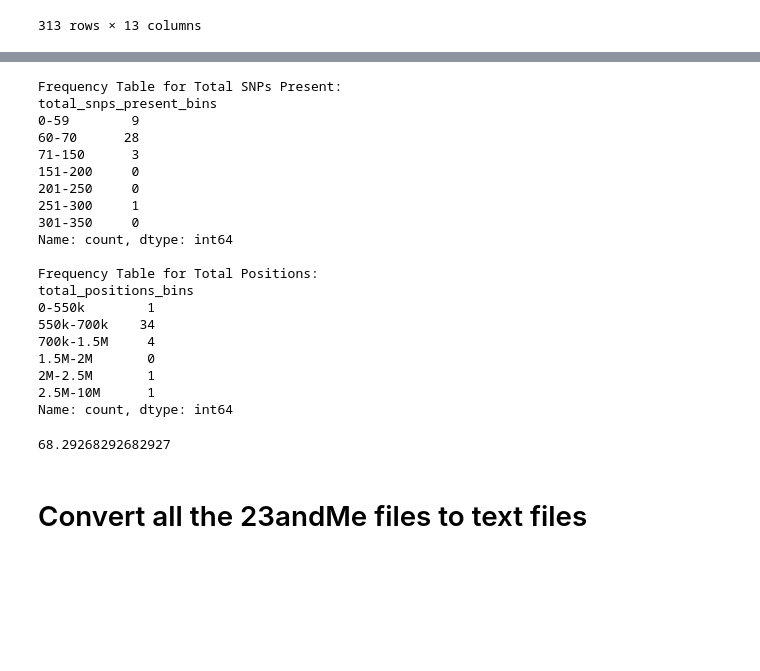
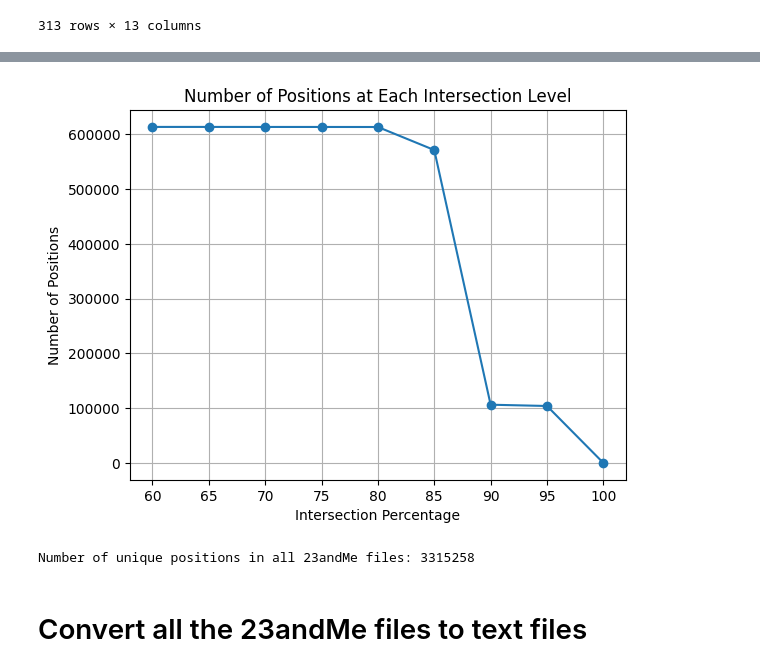
Before and after one commit to aaronge-2020/FastImpute, a Jupyter notebook: scripts/Python/23AndMeMatching.ipynb, the cells around one changed output, grey strips where cells are left out. Saved outputs shown, nothing was run; the diff lists cells and outputs as text; code cells hidden in the pictures; blank space fills up the shorter version.

```diff
--- a/scripts/Python/23AndMeMatching.ipynb
+++ b/scripts/Python/23AndMeMatching.ipynb
@@ -111,47 +115,0 @@ KeyboardInterrupt:
-# %%
-import pandas as pd
-
-# Create frequency table with bins for total_snps_present
-bins = [0, 59, 71, 150, 200, 250, 300, 350]
-labels = ['0-59', '60-70', '71-150', '151-200', '201-250', '251-300', '301-350']
-result_df['total_snps_present_bins'] = pd.cut(result_df['total_snps_present'], bins=bins, labels=labels, right=False)
-total_snps_present_freq = result_df['total_snps_present_bins'].value_counts().sort_index()
-
-print("Frequency Table for Total SNPs Present:")
-print(total_snps_present_freq)
-print()
-
-# Create frequency table with bins for total_positions
-bins = [0, 550000, 700000, 1500000, 2000000, 2500000, 10000000]
-labels = ['0-550k', '550k-700k', '700k-1.5M', '1.5M-2M', '2M-2.5M', '2.5M-10M']
-result_df['total_positions_bins'] = pd.cut(result_df['total_positions'], bins=bins, labels=labels, right=False)
-total_positions_freq = result_df['total_positions_bins'].value_counts().sort_index()
-
-print("Frequency Table for Total Positions:")
-print(total_positions_freq)
-# %% [output]
-Frequency Table for Total SNPs Present:
-total_snps_present_bins
-0-59        9
-60-70      28
-71-150      3
-151-200     0
-201-250     0
-251-300     1
-301-350     0
-Name: count, dtype: int64
-
-Frequency Table for Total Positions:
-total_positions_bins
-0-550k        1
-550k-700k    34
-700k-1.5M     4
-1.5M-2M       0
-2M-2.5M       1
-2.5M-10M      1
-Name: count, dtype: int64
-# %%
-# Get the percentage of present snps between 60-70
-total_snps_present_freq['60-70'] / result_df.shape[0] * 100
-# %% [output]
-68.29268292682927
@@ -158,3 +163,23 @@ total_snps_present_freq['60-70'] / result_df.shape[0] * 100
+# %%
+# Graph the number of positions at each intersection level. Plot every 5% from 60% to 100%
+import matplotlib.pyplot as plt
+
+intersection_percentages = [60, 65, 70, 75, 80, 85, 90, 95, 100]
+intersection_counts = [intersection_positions_df_60.shape[0], intersection_positions_df_65.shape[0], intersection_positions_df_70.shape[0], intersection_positions_df_75.shape[0],
+                       intersection_positions_df_80.shape[0], intersection_positions_df_85.shape[0], intersection_positions_df_90.shape[0], intersection_positions_df_95.shape[0], intersection_positions_df_100.shape[0]]
+
+plt.plot(intersection_percentages, intersection_counts, marker='o')
+plt.xlabel('Intersection Percentage')
+plt.ylabel('Number of Positions')
+plt.title('Number of Positions at Each Intersection Level')
+plt.grid()
+plt.show()
+# %% [output]
+[figure, added]
+# %%
+print("Number of unique positions in all 23andMe files:", len(unique_positions_set))
+# %% [output]
+Number of unique positions in all 23andMe files: 3315258
 # %% [markdown]
 # Convert all the 23andMe files to text files
 # %%
```
Also changed, not shown: parts of 5 cells of this notebook, 16 other files.
